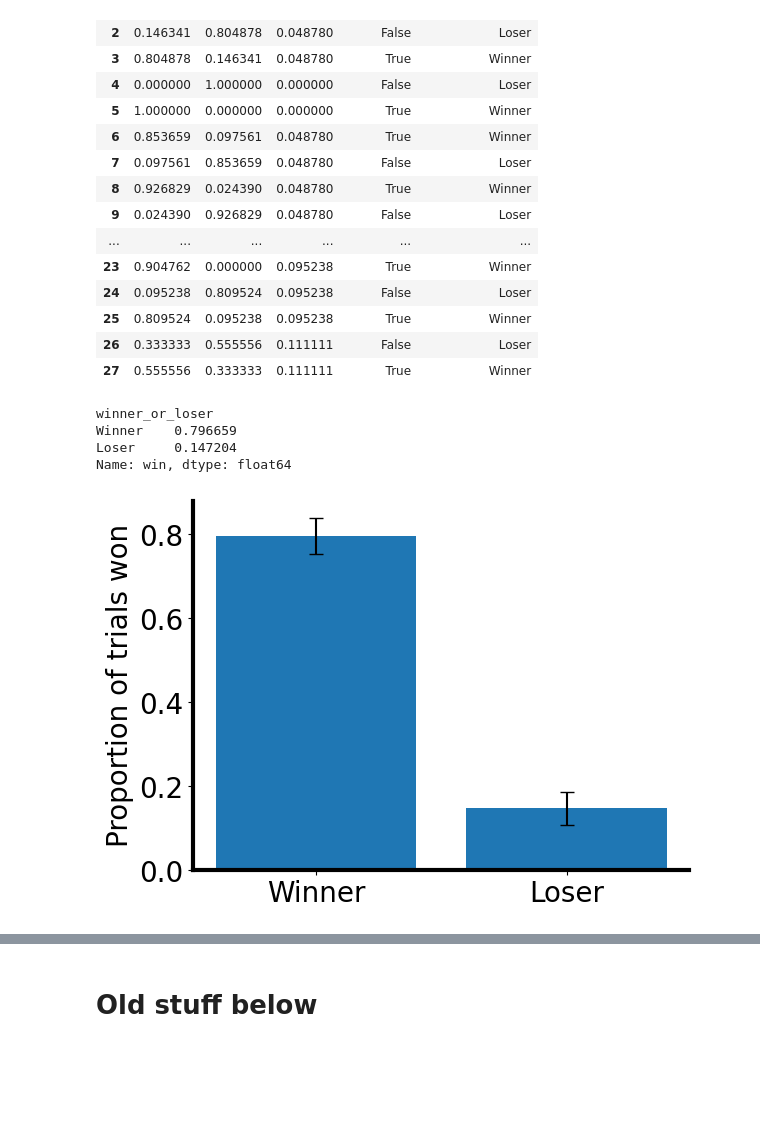
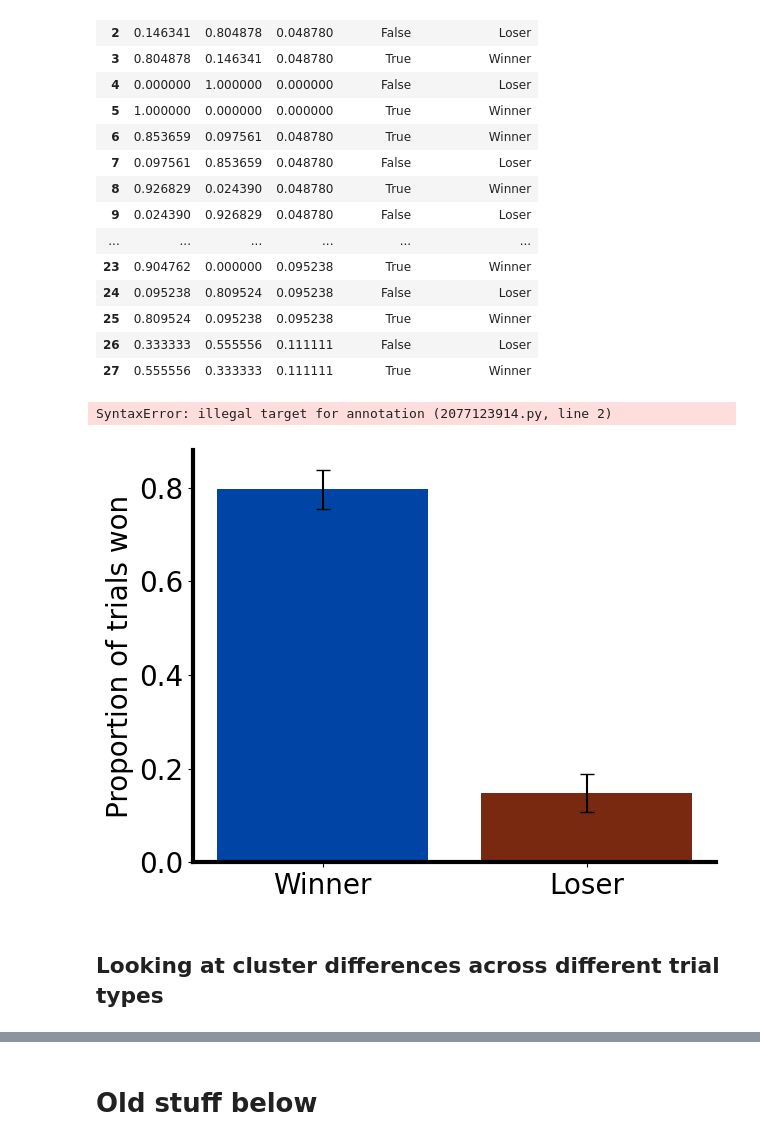
Before and after one commit to padillacoreanolab/reward_comp_ext, a Jupyter notebook: results/2024_09_02_behavioral_reward_comp/01_competitive_trials_analysis.ipynb, the cells around one changed output, grey strips where cells are left out. Cells and saved outputs as stored; diff of their text form; code cells hidden in the pictures; blank space fills up the shorter version.

```diff
--- a/results/2024_09_02_behavioral_reward_comp/01_competitive_trials_analysis.ipynb
+++ b/results/2024_09_02_behavioral_reward_comp/01_competitive_trials_analysis.ipynb
@@ -1054,67 +1090,45 @@ proportions_grouped_exploded_columns
 | 25 | 0.809524 | 0.095238 | 0.095238 | True | Winner |
 | 26 | 0.333333 | 0.555556 | 0.111111 | False | Loser |
 | 27 | 0.555556 | 0.333333 | 0.111111 | True | Winner |
-# %%
-group_means.sort_index(ascending=False)
-# %% [output]
-winner_or_loser
-Winner    0.796659
-Loser     0.147204
-Name: win, dtype: float64
+# %%
+,
+'win_competitive': "#003074",
+'win_no_comp': "#4d7dc1",
+'lose': "#792910"
+# %% [output]
+SyntaxError: illegal target for annotation (2077123914.py, line 2)
 # %%
 fig, ax = plt.subplots()
 
-# Calculate means and SEM for each column
-means = proportions_grouped_exploded_columns.mean()
-sems = proportions_grouped_exploded_columns.sem()
 
-ax.bar(means.index, means.values, yerr=sems.values, capsize=5, color='skyblue')
+group_means = proportions_grouped_exploded_columns.groupby('winner_or_loser')['win'].mean().sort_index(ascending=False)
+group_sem = proportions_grouped_exploded_columns.groupby('winner_or_loser')['win'].sem().sort_index(ascending=False)
+
+# Plotting the bar plot with error bars (SEM)
+plt.bar(group_means.index, group_means, yerr=group_sem, capsize=5, color=["#0045A6", "#792910"])
 
 # Adding labels and title
-plt.ylabel('Proportion of Trials', size=20)
+plt.ylabel('Proportion of trials won', size=20)
 
 # Hide top and right borders
 ax.spines['top'].set_visible(False)
 ax.spines['right'].set_visible(False)
 
 # Leave bottom and left spines
 ax.spines['bottom'].set_visible(True)
 ax.spines['left'].set_visible(True)
 ax.spines['bottom'].set_linewidth(3)
 ax.spines['left'].set_linewidth(3)
 
 ax.tick_params(axis='both', which='major', labelsize=20)
 ax.tick_params(axis='both', which='minor', labelsize=20)
 
-# Show the plot
 plt.tight_layout()
+plt.savefig(os.path.join(OUTPUT_DIR, "proportion_of_rewards.png"))
+
+
 plt.show()
+# %% [output]
+[figure, added]
-# %%
-fig, ax = plt.subplots()
-
-
-group_means = proportions_grouped_exploded_columns.groupby('winner_or_loser')['win'].mean().sort_index(ascending=False)
-group_sem = proportions_grouped_exploded_columns.groupby('winner_or_loser')['win'].sem().sort_index(ascending=False)
-
-# Plotting the bar plot with error bars (SEM)
-plt.bar(group_means.index, group_means, yerr=group_sem, capsize=5)
-
-# Adding labels and title
-plt.ylabel('Proportion of trials won', size=20)
-
-# Hide top and right borders
-ax.spines['top'].set_visible(False)
-ax.spines['right'].set_visible(False)
-
-# Leave bottom and left spines
-ax.spines['bottom'].set_visible(True)
-ax.spines['left'].set_visible(True)
-ax.spines['bottom'].set_linewidth(3)
-ax.spines['left'].set_linewidth(3)
-
-ax.tick_params(axis='both', which='major', labelsize=20)
-ax.tick_params(axis='both', which='minor', labelsize=20)
-
-plt.show()
-# %% [output]
-[figure, removed]
+# %% [markdown]
+## Looking at cluster differences across different trial types
```
Also changed, not shown: parts of 28 cells of this notebook.
